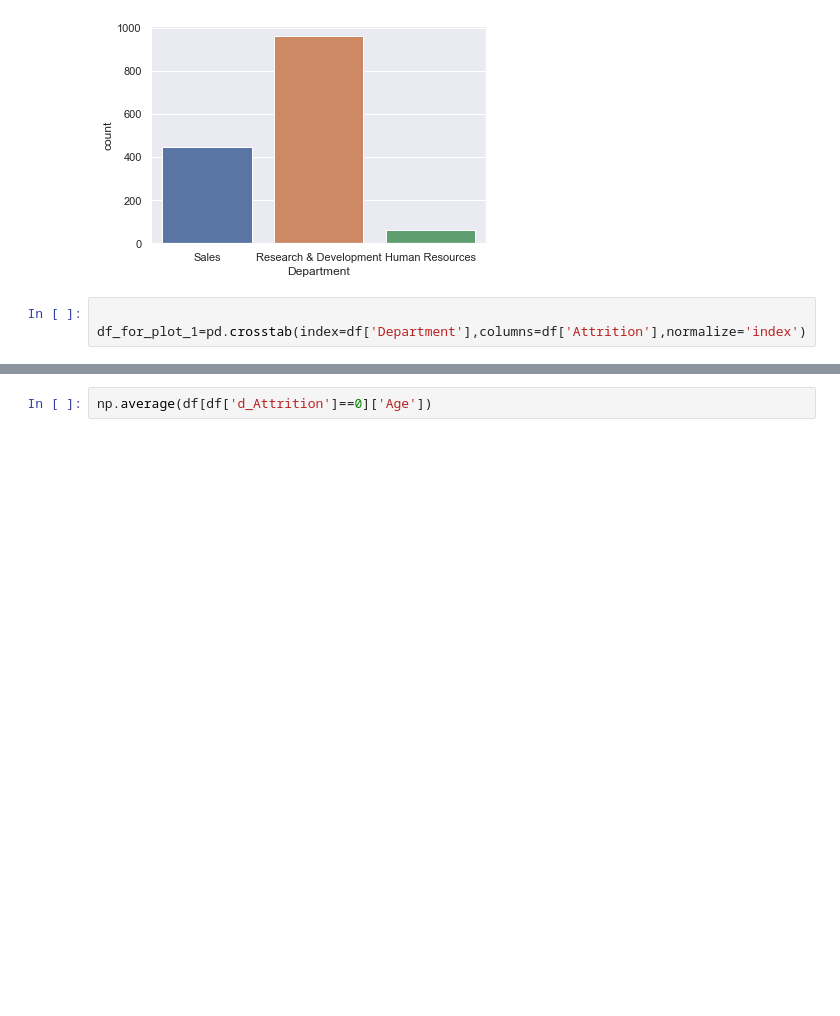
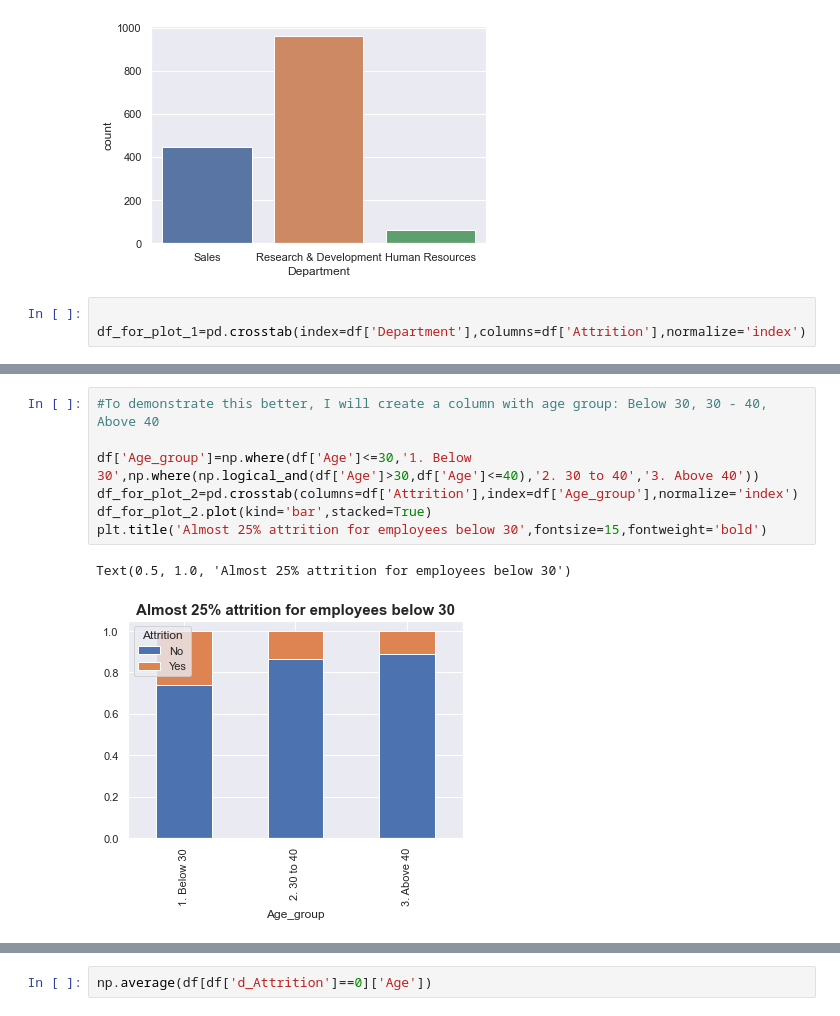
Before and after one commit to agarashzade/Employee-attrition, a Jupyter notebook: EDA_2.ipynb, the cells around one changed output, grey strips where cells are left out. Cells and saved outputs as stored; diff of their text form; blank space fills up the shorter version.

```diff
--- a/EDA_2.ipynb
+++ b/EDA_2.ipynb
@@ -105,0 +107,10 @@ sns.displot(data=df,x='Age',hue='d_Attrition')
+# %%
+#To demonstrate this better, I will create a column with age group: Below 30, 30 - 40, Above 40
+
+df['Age_group']=np.where(df['Age']<=30,'1. Below 30',np.where(np.logical_and(df['Age']>30,df['Age']<=40),'2. 30 to 40','3. Above 40'))
+df_for_plot_2=pd.crosstab(columns=df['Attrition'],index=df['Age_group'],normalize='index')
+df_for_plot_2.plot(kind='bar',stacked=True)
+plt.title('Almost 25% attrition for employees below 30',fontsize=15,fontweight='bold')
+# %% [output]
+Text(0.5, 1.0, 'Almost 25% attrition for employees below 30')
+[figure, added]
```
Also changed, not shown: parts of 12 cells of this notebook.
